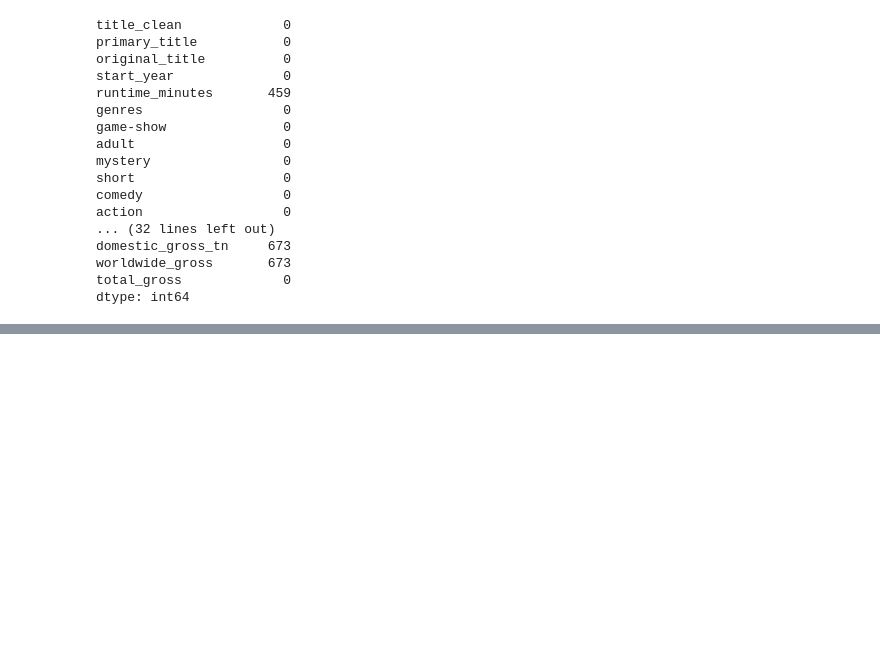
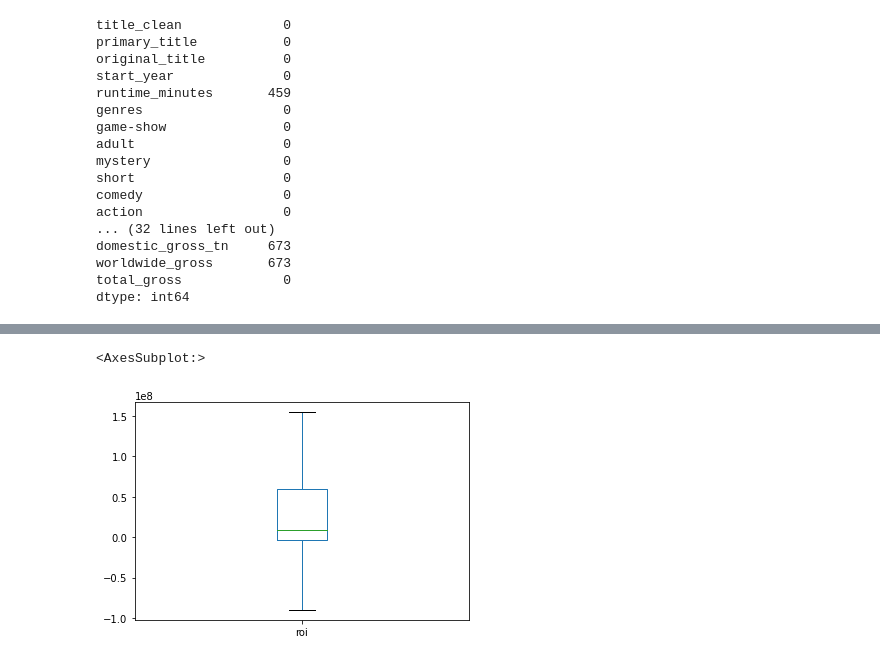
Before and after one commit to kaiuechi/flatiron-movie-analysis, a Jupyter notebook: EDA.ipynb, the cells around one changed output, grey strips where cells are left out. Saved outputs shown, nothing was run; the diff lists cells and outputs as text; code cells hidden in the pictures; blank space fills up the shorter version.

```diff
--- a/EDA.ipynb
+++ b/EDA.ipynb
@@ -725,0 +804,5 @@ dtype: int64
+# %%
+df['roi'].plot.box(showfliers=False)
+# %% [output]
+<AxesSubplot:>
+[figure, added]
```
Also changed, not shown: parts of 18 cells of this notebook.
